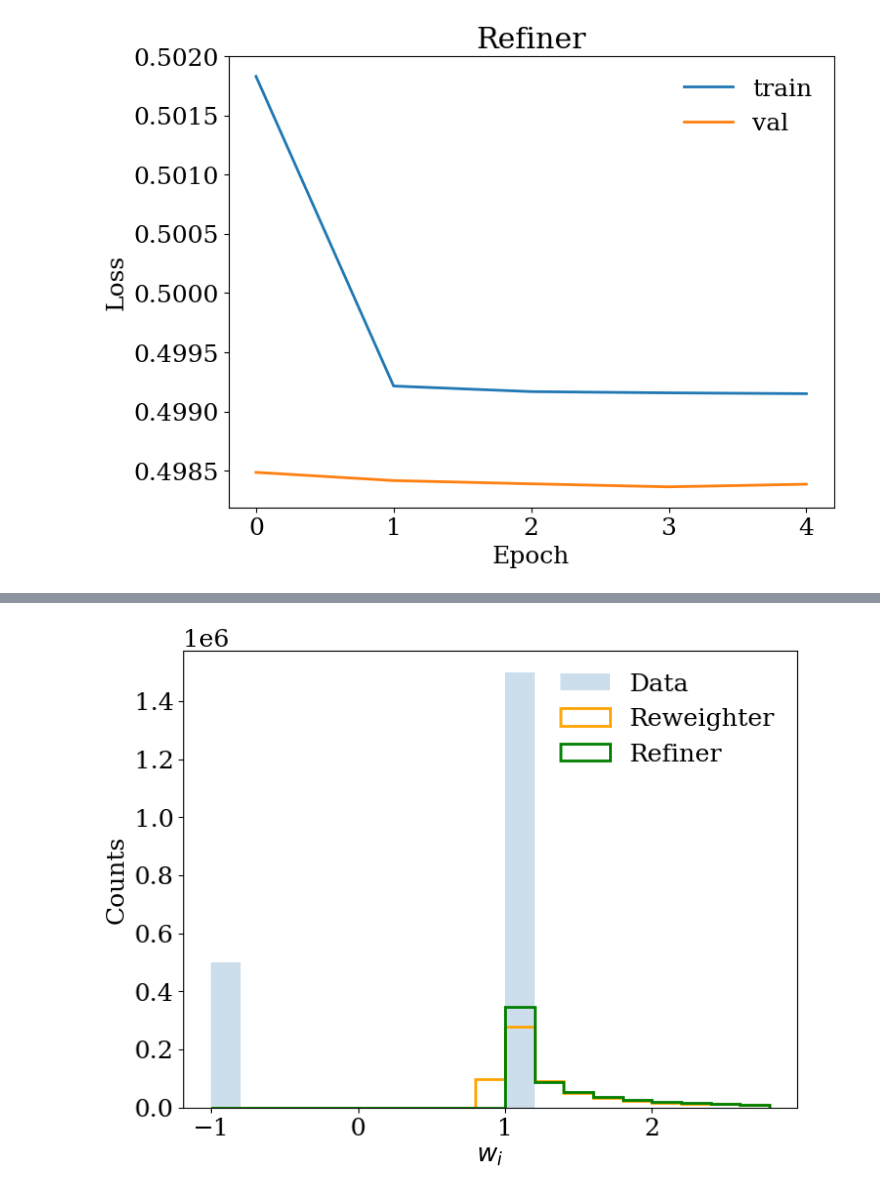
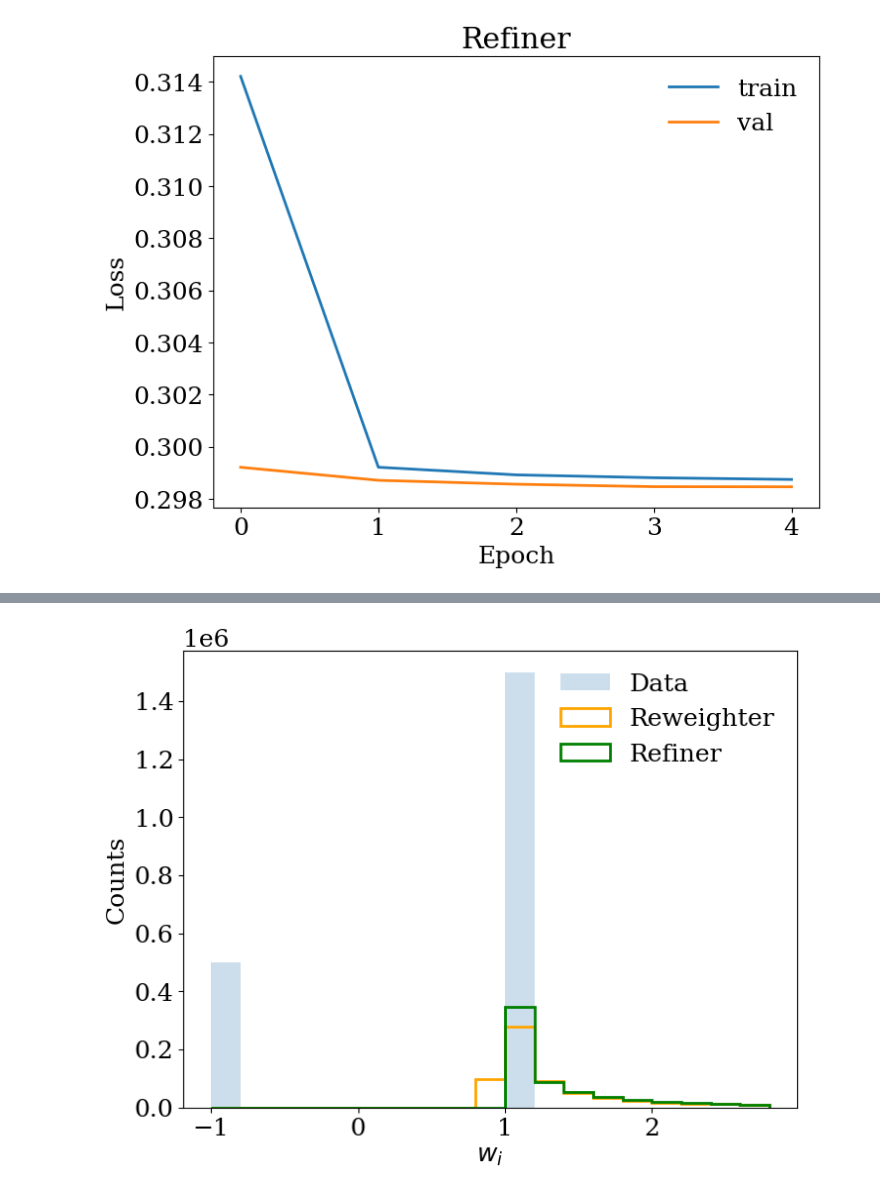
Before and after one commit to Nollde/weight_refiner, a Jupyter notebook: gauss_easy.ipynb, the cells around one changed output, grey strips where cells are left out. Drawn from its saved outputs; the diff is of its cells as text; code cells hidden in the pictures.

```diff
--- a/gauss_easy.ipynb
+++ b/gauss_easy.ipynb
@@ -39,6 +39,6 @@ Epoch 5/5
 # %%
 refiner = simple_model()
-refiner.compile(optimizer="sgd", loss=tf.keras.losses.BinaryCrossentropy(from_logits=False), metrics=["accuracy"])
+refiner.compile(optimizer="rmsprop", loss=tf.keras.losses.BinaryCrossentropy(from_logits=False), metrics=["accuracy"])
 x_train, y_train, w_train = get_train(*prepare_data_refiner(*data))
 history_refiner = refiner.fit(x_train, y_train, sample_weight=w_train, epochs=5, validation_split=0.2, batch_size=256)
 plot_training(history_refiner, title="Refiner")
@@ -56,4 +56,4 @@ Epoch 5/5
-[figure, old version]
+[figure, new version]
 # %%
 data_natural = get_val(*prepare_data_natural(*data))
 data_reweighter = get_val(*apply_reweighter(*data, reweighter=reweighter))
```
Also changed, not shown: parts of 8 cells of this notebook.
